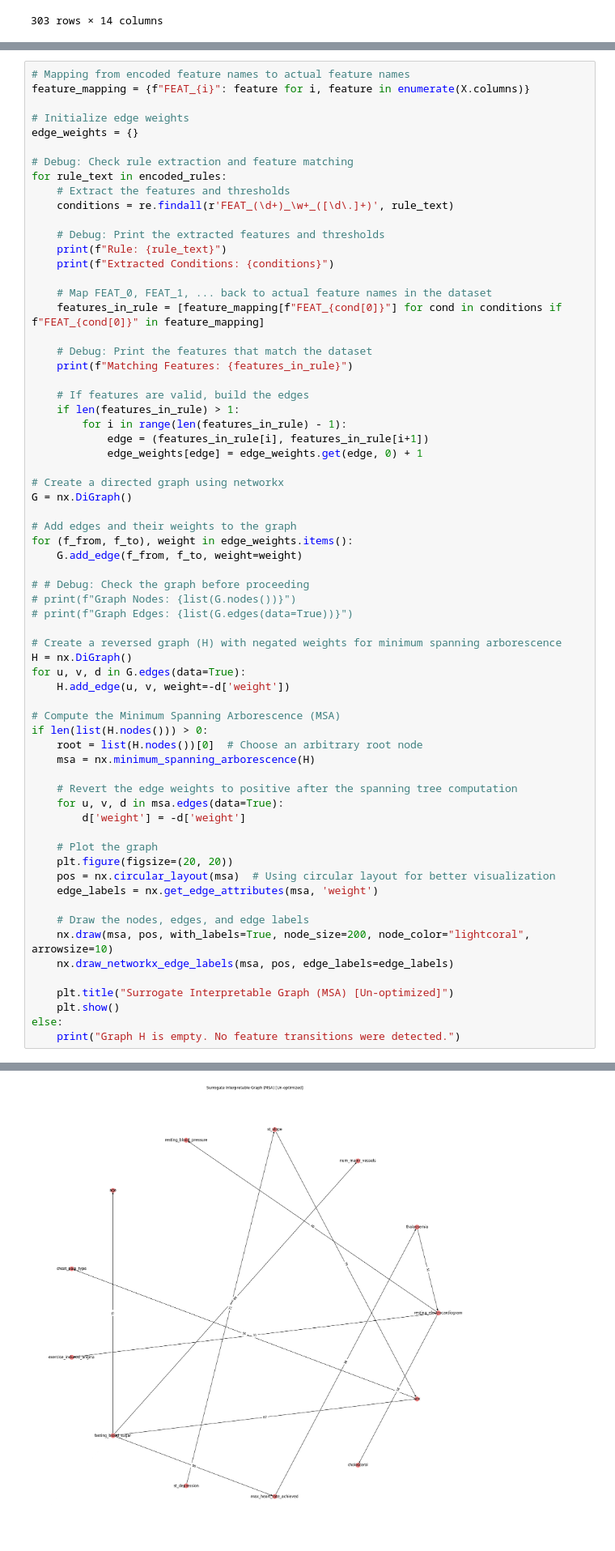
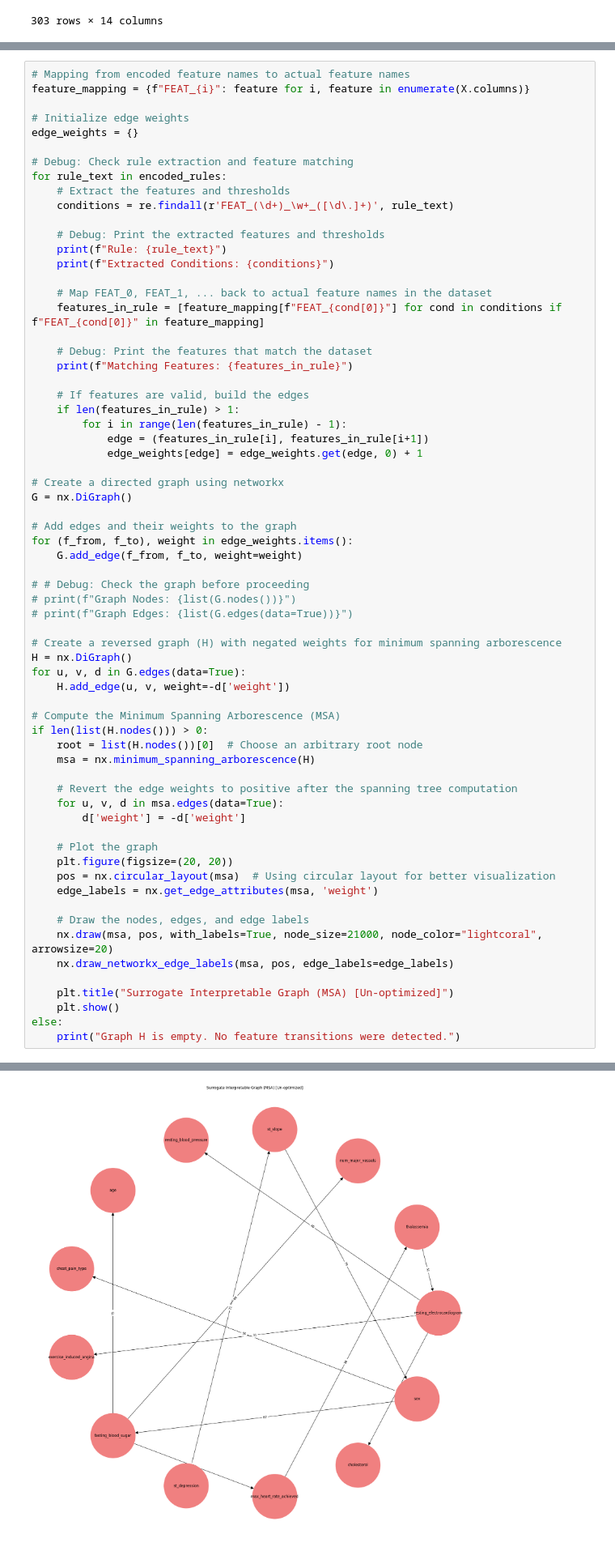
Before and after one commit to dubeyakshat07/sigRDF, a Jupyter notebook: experimentations/heart.ipynb, the cells around one changed output, grey strips where cells are left out. Shown at 81% size. Drawn from its saved outputs; the diff is of its cells as text.

```diff
--- a/experimentations/heart.ipynb
+++ b/experimentations/heart.ipynb
@@ -491,35 +483,35 @@ if len(list(H.nodes())) > 0:
     # Plot the graph
     plt.figure(figsize=(20, 20))
     pos = nx.circular_layout(msa)  # Using circular layout for better visualization
     edge_labels = nx.get_edge_attributes(msa, 'weight')
 
     # Draw the nodes, edges, and edge labels
-    nx.draw(msa, pos, with_labels=True, node_size=200, node_color="lightcoral", arrowsize=10)
+    nx.draw(msa, pos, with_labels=True, node_size=21000, node_color="lightcoral", arrowsize=20)
     nx.draw_networkx_edge_labels(msa, pos, edge_labels=edge_labels)
 
     plt.title("Surrogate Interpretable Graph (MSA) [Un-optimized]")
     plt.show()
 else:
     print("Graph H is empty. No feature transitions were detected.")
 # %% [output]
 Rule: FEAT_6_LTE_0.50) AND FEAT_12_LTE_2.50) AND FEAT_3_LTE_0.50) AND FEAT_5_LTE_93.00)
 Extracted Conditions: [('6', '0.50'), ('12', '2.50'), ('3', '0.50'), ('5', '93.00')]
 Matching Features: ['resting_electrocardiogram', 'thalassemia', 'resting_blood_pressure', 'fasting_blood_sugar']
 Rule: FEAT_6_LTE_0.50) AND FEAT_12_LTE_2.50) AND FEAT_3_LTE_0.50) AND FEAT_5_GT_93.00) AND FEAT_7_LTE_139.00) AND FEAT_10_LTE_1.70)
 Extracted Conditions: [('6', '0.50'), ('12', '2.50'), ('3', '0.50'), ('5', '93.00'), ('7', '139.00'), ('10', '1.70')]
 Matching Features: ['resting_electrocardiogram', 'thalassemia', 'resting_blood_pressure', 'fasting_blood_sugar', 'max_heart_rate_achieved', 'st_slope']
 Rule: FEAT_6_LTE_0.50) AND FEAT_12_LTE_2.50) AND FEAT_3_LTE_0.50) AND FEAT_5_GT_93.00) AND FEAT_7_LTE_139.00) AND FEAT_10_GT_1.70) AND FEAT_2_LTE_267.00)
 Extracted Conditions: [('6', '0.50'), ('12', '2.50'), ('3', '0.50'), ('5', '93.00'), ('7', '139.00'), ('10', '1.70'), ('2', '267.00')]
 Matching Features: ['resting_electrocardiogram', 'thalassemia', 'resting_blood_pressure', 'fasting_blood_sugar', 'max_heart_rate_achieved', 'st_slope', 'chest_pain_type']
 Rule: FEAT_6_LTE_0.50) AND FEAT_12_LTE_2.50) AND FEAT_3_LTE_0.50) AND FEAT_5_GT_93.00) AND FEAT_7_LTE_139.00) AND FEAT_10_GT_1.70) AND FEAT_2_GT_267.00)
 Extracted Conditions: [('6', '0.50'), ('12', '2.50'), ('3', '0.50'), ('5', '93.00'), ('7', '139.00'), ('10', '1.70'), ('2', '267.00')]
 Matching Features: ['resting_electrocardiogram', 'thalassemia', 'resting_blood_pressure', 'fasting_blood_sugar', 'max_heart_rate_achieved', 'st_slope', 'chest_pain_type']
 ... (1568 lines left out)
 Matching Features: ['st_slope', 'thalassemia', 'sex', 'age']
 Rule: FEAT_10_GT_1.70) AND FEAT_12_GT_2.50) AND FEAT_1_GT_2.50) AND FEAT_0_GT_47.00)
 Extracted Conditions: [('10', '1.70'), ('12', '2.50'), ('1', '2.50'), ('0', '47.00')]
 Matching Features: ['st_slope', 'thalassemia', 'sex', 'age']
-[figure, old version]
+[figure, new version]
 # %% [markdown]
 ### MILP Optimization of the Surrogate Interpretable Graph of the RF Classifier
 # %% [markdown]
```
Also changed, not shown: parts of 6 cells of this notebook, 3 other files.
